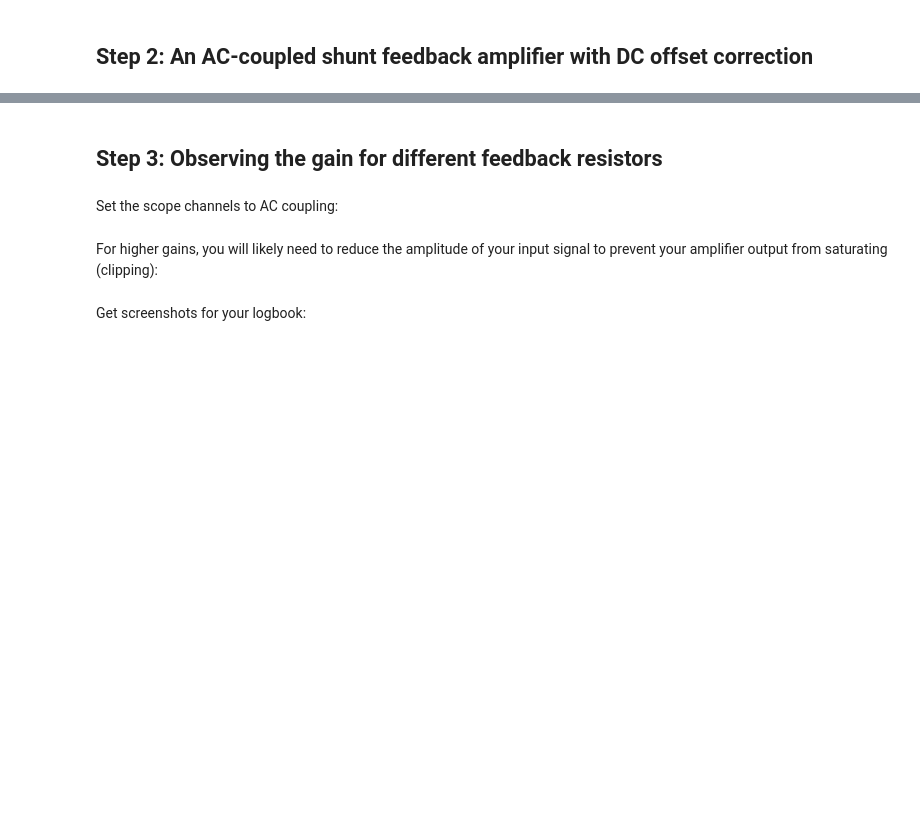
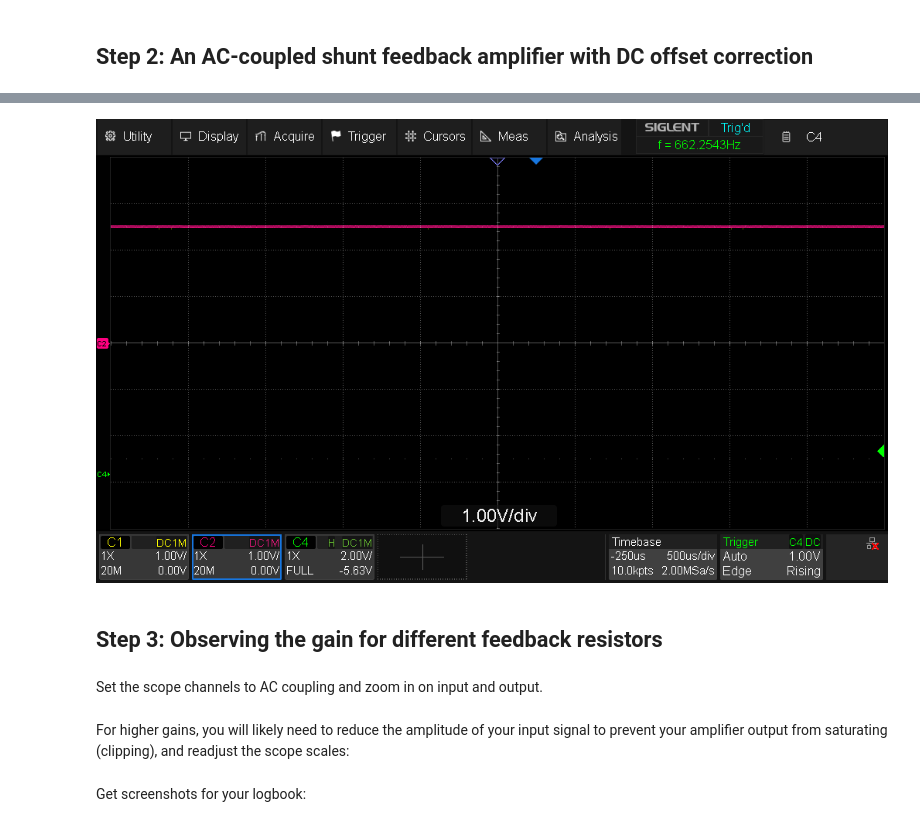
Before and after one commit to SHoogeman/Snaar-Proef, a Jupyter notebook: lab session notebooks/TN2211 Session 09.ipynb, the cells around one changed output, grey strips where cells are left out. Saved outputs shown, nothing was run; the diff lists cells and outputs as text; code cells hidden in the pictures; blank space fills up the shorter version.

```diff
--- a/lab session notebooks/TN2211 Session 09.ipynb
+++ b/lab session notebooks/TN2211 Session 09.ipynb
@@ -87,7 +134,15 @@ You can use the same settings as above and the code above to take the screenshot
+# %%
+scope.write("CHAN1:COUP DC")
+scope.write("CHAN2:COUP DC")
+scope.write("CHAN1:SCAL 1")
+scope.write("CHAN2:SCAL 1")
+scope.get_screenshot()
+# %% [output]
+[figure, added]
 # %% [markdown]
 ## Step 3: Observing the gain for different feedback resistors
 # %% [markdown]
-Set the scope channels to AC coupling:
+Set the scope channels to AC coupling and zoom in on input and output.
 # %%
 scope.write("CHAN1:COUP AC")
 scope.write("CHAN2:COUP AC")
@@ -94,4 +152,4 @@ scope.write("CHAN2:COUP AC")
 # %% [markdown]
-For higher gains, you will likely need to reduce the amplitude of your input signal to prevent your amplifier output from saturating (clipping):
+For higher gains, you will likely need to reduce the amplitude of your input signal to prevent your amplifier output from saturating (clipping), and readjust the scope scales:
 # %%
 gen.set_amplitude(1, 10e-3) # 10 mV? You may need to reduce it even more.
```
Also changed, not shown: parts of 37 cells of this notebook.
